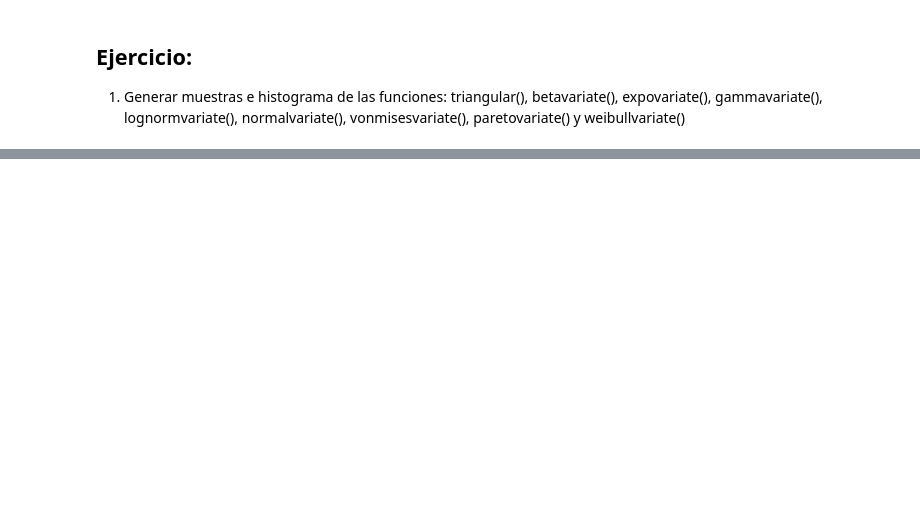
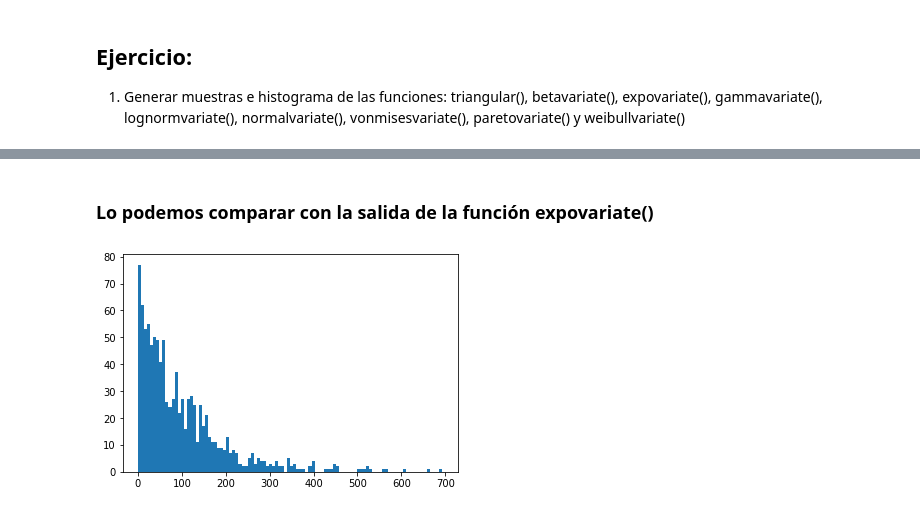
Before and after one commit to Medetl/Simulacion, a Jupyter notebook: mas numeros aleatorios.ipynb, the cells around one changed output, grey strips where cells are left out. Cells and saved outputs as stored; diff of their text form; code cells hidden in the pictures; blank space fills up the shorter version.

```diff
--- a/mas numeros aleatorios.ipynb
+++ b/mas numeros aleatorios.ipynb
@@ -119,0 +217,17 @@ plt.show()
+# %% [markdown]
+### Lo podemos comparar con la salida de la función expovariate()
+# %%
+# Construimos el histograma de una muestra de 10000 números aleatorios normalmente distribuidos
+
+nums = []
+lamb = 0.01
+
+
+for i in range(1000):
+    temp = random.expovariate(lamb)
+    nums.append(temp)
+
+plt.hist(nums, bins = 100)
+plt.show()
+# %% [output]
+[figure, added]
```
Also changed, not shown: parts of 25 cells of this notebook.
